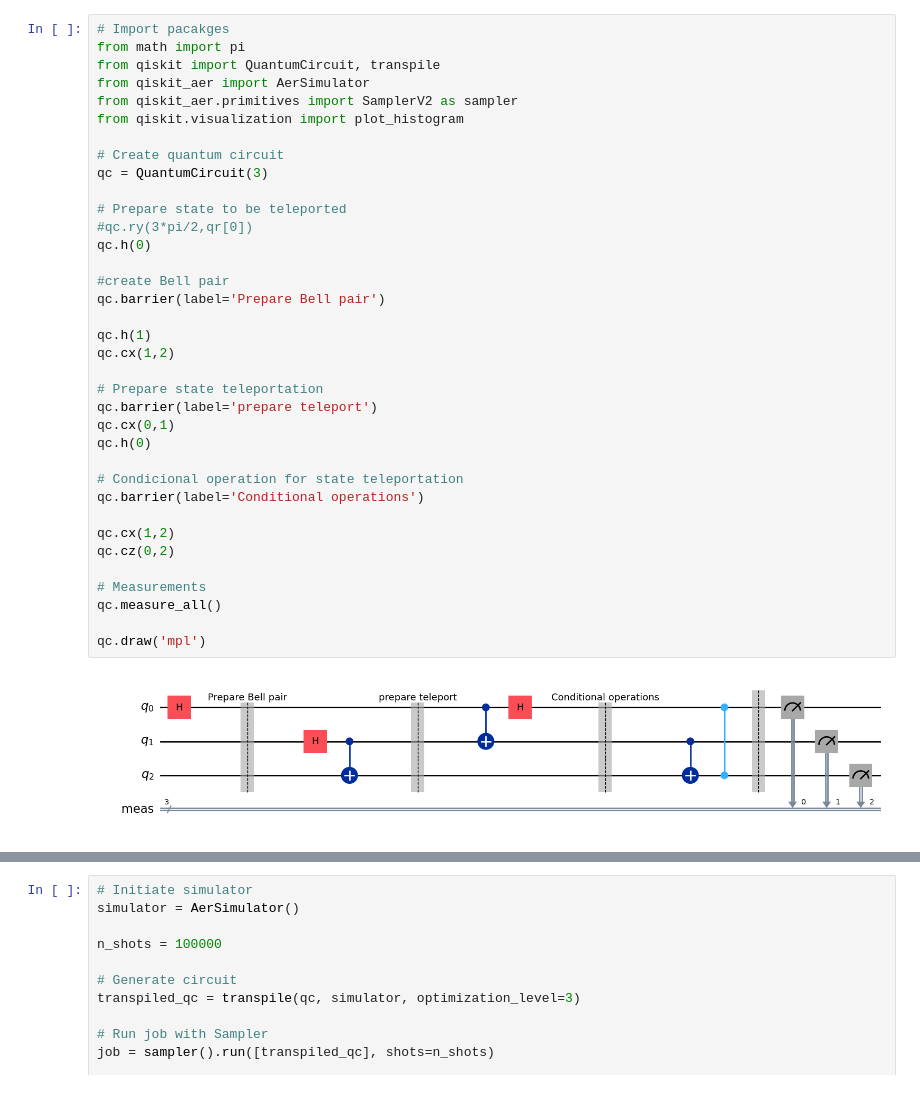
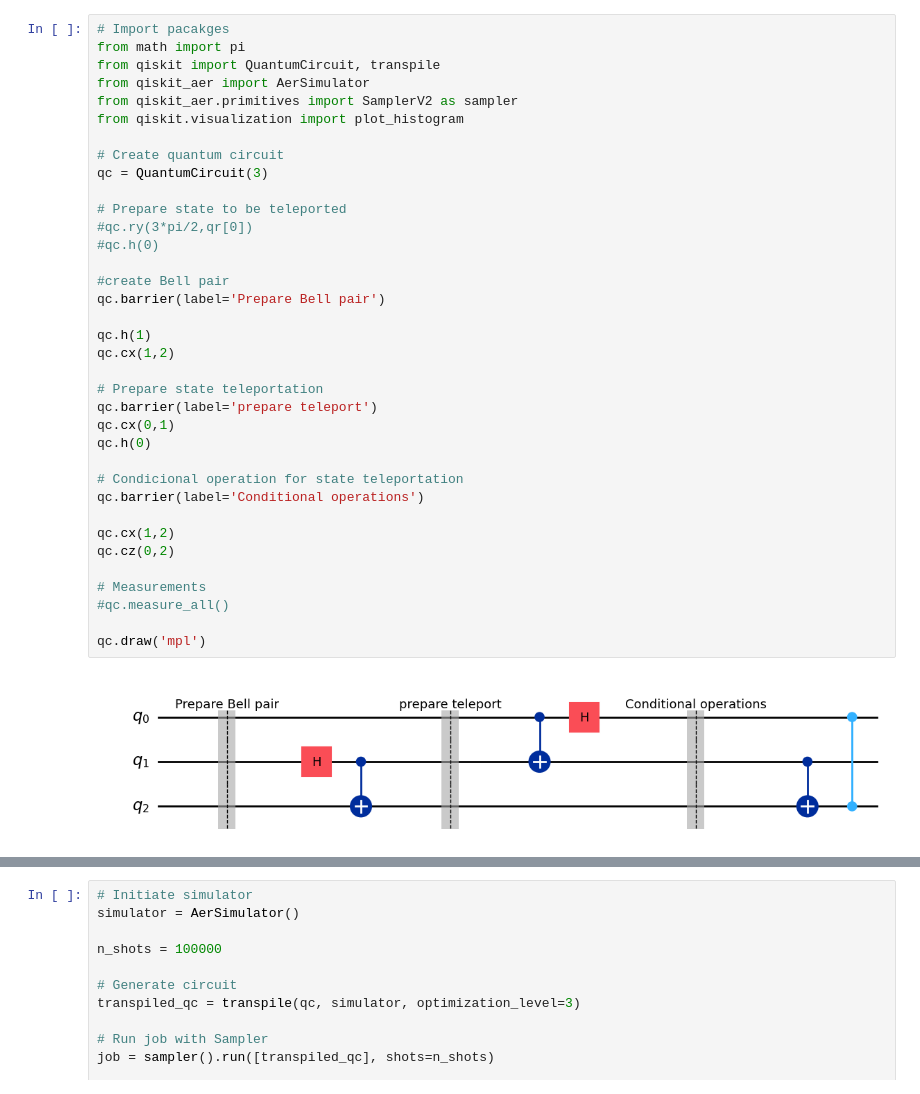
Before and after one commit to julio-cmj/Codigos, a Jupyter notebook: Quantum State Teleportation.ipynb, the cells around one changed output, grey strips where cells are left out. Cells and saved outputs as stored; diff of their text form.

```diff
--- a/Quantum State Teleportation.ipynb
+++ b/Quantum State Teleportation.ipynb
@@ -6,33 +6,33 @@ from qiskit_aer import AerSimulator
 from qiskit_aer.primitives import SamplerV2 as sampler
 from qiskit.visualization import plot_histogram
 
 # Create quantum circuit
 qc = QuantumCircuit(3)
 
 # Prepare state to be teleported
 #qc.ry(3*pi/2,qr[0])
-qc.h(0)
+#qc.h(0)
 
 #create Bell pair
 qc.barrier(label='Prepare Bell pair')
 
 qc.h(1)
 qc.cx(1,2)
 
 # Prepare state teleportation
 qc.barrier(label='prepare teleport')
 qc.cx(0,1)
 qc.h(0)
 
 # Condicional operation for state teleportation
 qc.barrier(label='Conditional operations')
 
 qc.cx(1,2)
 qc.cz(0,2)
 
 # Measurements
-qc.measure_all()
+#qc.measure_all()
 
 qc.draw('mpl')
 # %% [output]
-[figure, old version]
+[figure, new version]
```
Also changed, not shown: parts of 1 cell of this notebook, 8 other files.
